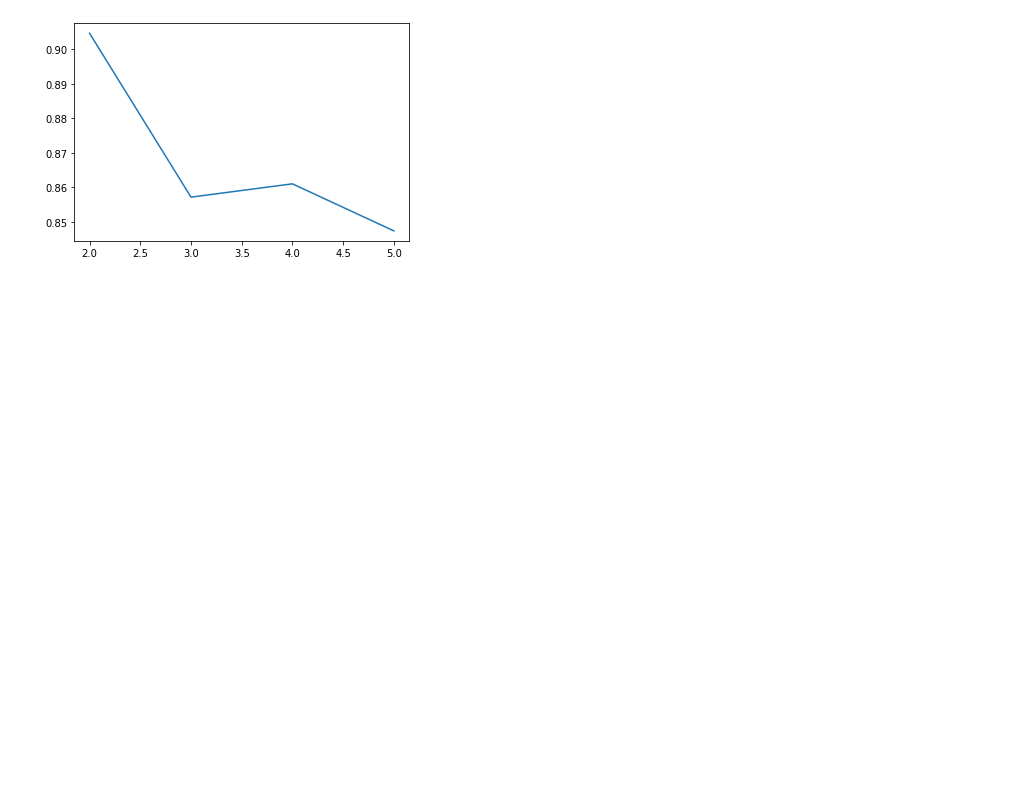
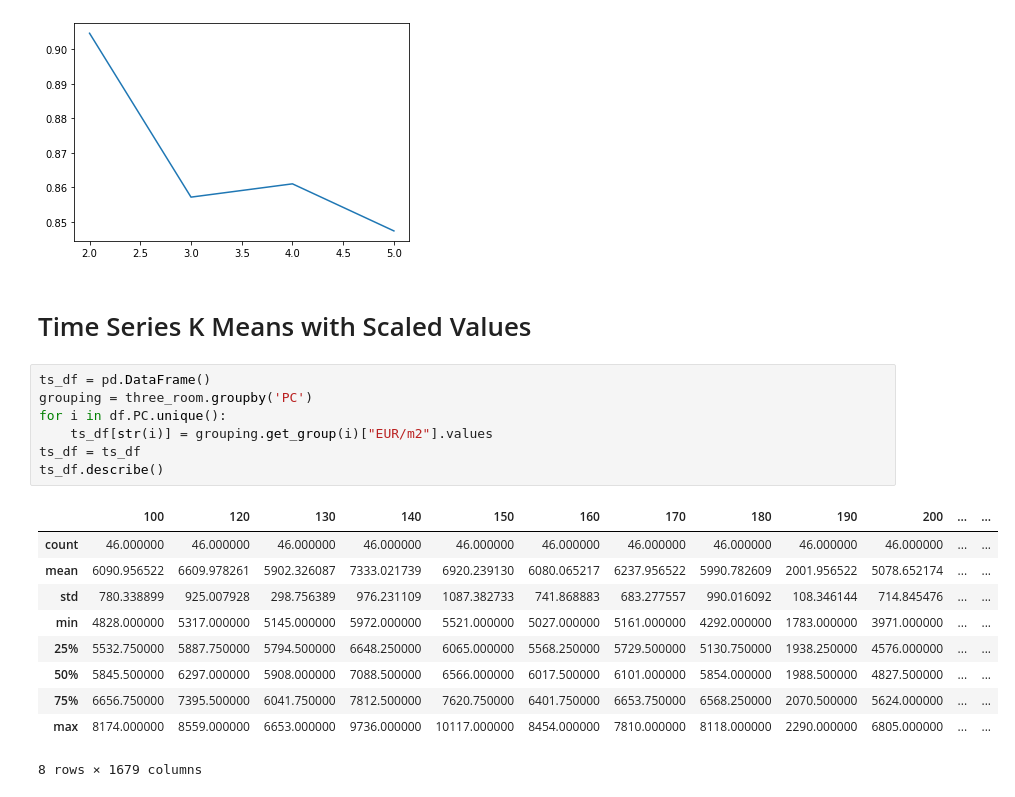
Before and after one commit to atreyaray/OP-Forecasting-Future-House-Prices, a Jupyter notebook: notebooks/Ray Folder/TSClustering.ipynb, the cells around one changed output. Saved outputs shown, nothing was run; the diff lists cells and outputs as text; blank space fills up the shorter version.

```diff
--- a/notebooks/Ray Folder/TSClustering.ipynb
+++ b/notebooks/Ray Folder/TSClustering.ipynb
@@ -189,3 +189,23 @@ plt.plot(list(K), silhouette_scores)
 # %% [output]
 [<matplotlib.lines.Line2D at 0x...>]
 [figure]
+# %% [markdown]
+# Time Series K Means with Scaled Values
+# %%
+ts_df = pd.DataFrame()
+grouping = three_room.groupby('PC')
+for i in df.PC.unique():
+    ts_df[str(i)] = grouping.get_group(i)["EUR/m2"].values
+ts_df = ts_df
+ts_df.describe()
+# %% [output]
+|  | 100 | 120 | 130 | 140 | 150 | 160 | 170 | 180 | 190 | 200 | ... | ... |
+| count | 46.000000 | 46.000000 | 46.000000 | 46.000000 | 46.000000 | 46.000000 | 46.000000 | 46.000000 | 46.000000 | 46.000000 | ... | ... |
+| mean | 6090.956522 | 6609.978261 | 5902.326087 | 7333.021739 | 6920.239130 | 6080.065217 | 6237.956522 | 5990.782609 | 2001.956522 | 5078.652174 | ... | ... |
+| std | 780.338899 | 925.007928 | 298.756389 | 976.231109 | 1087.382733 | 741.868883 | 683.277557 | 990.016092 | 108.346144 | 714.845476 | ... | ... |
+| min | 4828.000000 | 5317.000000 | 5145.000000 | 5972.000000 | 5521.000000 | 5027.000000 | 5161.000000 | 4292.000000 | 1783.000000 | 3971.000000 | ... | ... |
+| 25% | 5532.750000 | 5887.750000 | 5794.500000 | 6648.250000 | 6065.000000 | 5568.250000 | 5729.500000 | 5130.750000 | 1938.250000 | 4576.000000 | ... | ... |
+| 50% | 5845.500000 | 6297.000000 | 5908.000000 | 7088.500000 | 6566.000000 | 6017.500000 | 6101.000000 | 5854.000000 | 1988.500000 | 4827.500000 | ... | ... |
+| 75% | 6656.750000 | 7395.500000 | 6041.750000 | 7812.500000 | 7620.750000 | 6401.750000 | 6653.750000 | 6568.250000 | 2070.500000 | 5624.000000 | ... | ... |
+| max | 8174.000000 | 8559.000000 | 6653.000000 | 9736.000000 | 10117.000000 | 8454.000000 | 7810.000000 | 8118.000000 | 2290.000000 | 6805.000000 | ... | ... |
+8 rows × 1679 columns
```
Also changed, not shown: parts of 4 cells of this notebook, 1 other file.
